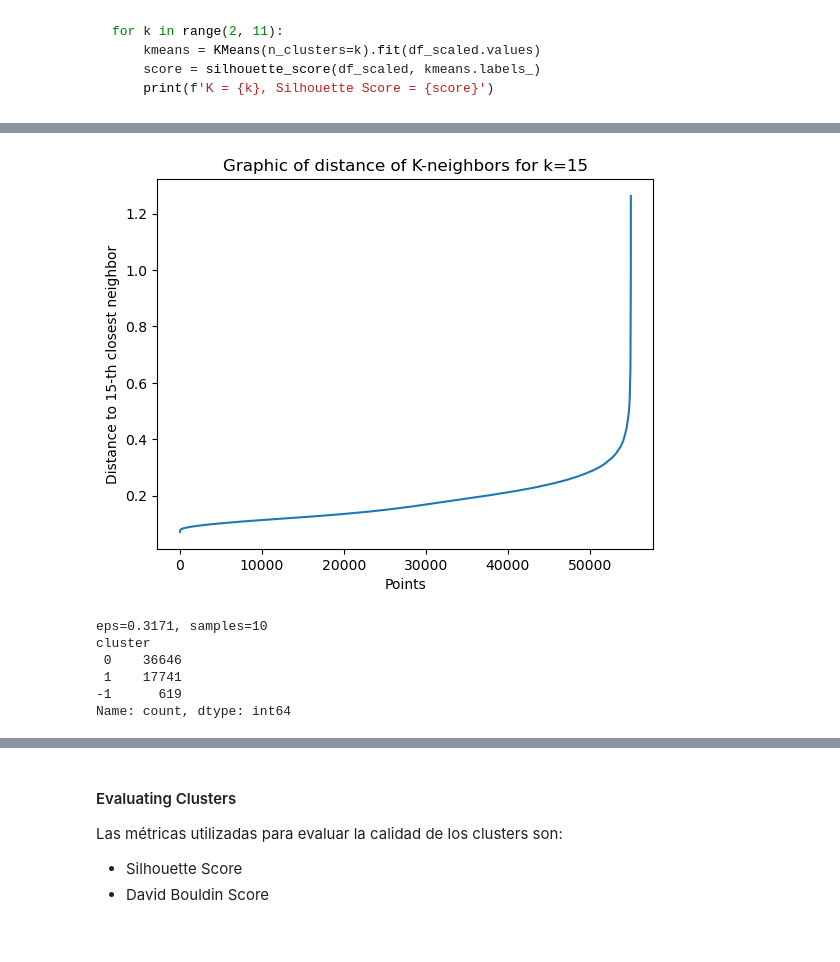
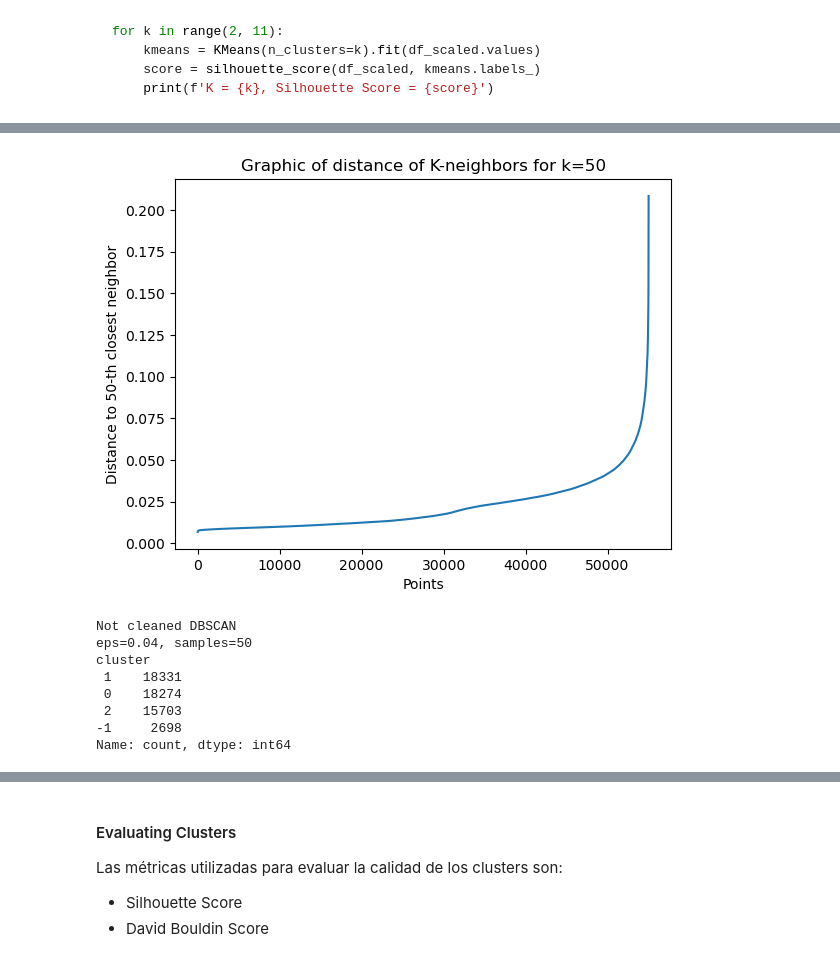
Before and after one commit to davexat/Client_Segmentation_Dashboard, a Jupyter notebook: notebooks/3.0_dsb_clustering_implementation.ipynb, the cells around one changed output, grey strips where cells are left out. Saved outputs shown, nothing was run; the diff lists cells and outputs as text; code cells hidden in the pictures.

```diff
--- a/notebooks/3.0_dsb_clustering_implementation.ipynb
+++ b/notebooks/3.0_dsb_clustering_implementation.ipynb
@@ -57,7 +57,7 @@ from sklearn.metrics import silhouette_score, davies_bouldin_score
 dataset_path = "../data/processed/cleaned_dataset.csv"
 df = pd.read_csv(dataset_path)
 df = df.drop(columns=["ID"])
-df = df.drop(columns=["dias_primera_compra", "info_perfil"])
+df = df.drop(columns=["dias_primera_compra", "n_clicks", "info_perfil"])
 # %%
 # Util functions
 def scale_minmax(df, column):
@@ -203,19 +163,18 @@ info_perfil                    -0.006400     1.000000
 # %%
 # Determining value of eps
 from sklearn.neighbors import NearestNeighbors
 
-k = 15 # Also try with 4 or 6
+k = 50
 neighbors = NearestNeighbors(n_neighbors=k)
 neighbors_fit = neighbors.fit(df_scaled)
 distances, indices = neighbors_fit.kneighbors(df_scaled)
 distances = np.sort(distances[:, k-1], axis=0)
-
 plt.plot(distances)
 plt.title(f'Graphic of distance of K-neighbors for k={k}')
 plt.xlabel('Points')
 plt.ylabel(f'Distance to {k}-th closest neighbor')
 plt.show()
 # %% [output]
-[figure, old version]
+[figure, new version]
 # %%
 df_dbscan = df.copy()
@@ -224,12 +184,16 @@ min_samples = 10
 dbscan = DBSCAN(eps = eps, min_samples = min_samples)
 df_dbscan['cluster'] = dbscan.fit_predict(df_scaled)
 # %%
+# Not cleaned DBSCAN
+print("Not cleaned DBSCAN")
 print(f"eps={eps}, samples={min_samples}")
 print(df_dbscan['cluster'].value_counts())
 # %% [output]
-eps=0.3171, samples=10
+Not cleaned DBSCAN
+eps=0.04, samples=50
 cluster
- 0    36646
- 1    17741
--1      619
+ 1    18331
+ 0    18274
+ 2    15703
+-1     2698
 Name: count, dtype: int64
```
Also changed, not shown: parts of 17 cells of this notebook, 2 other files.
